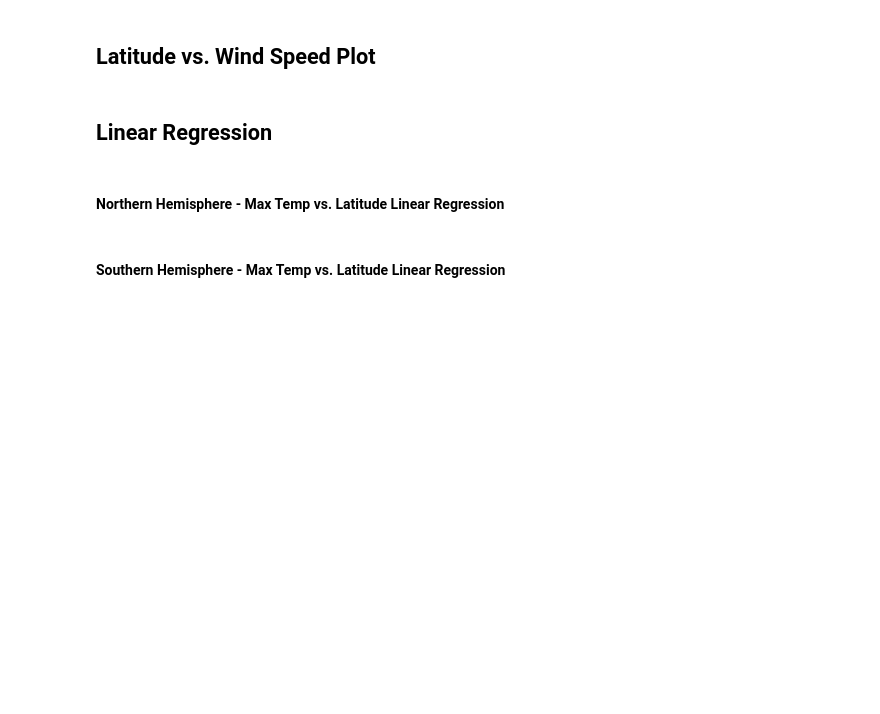
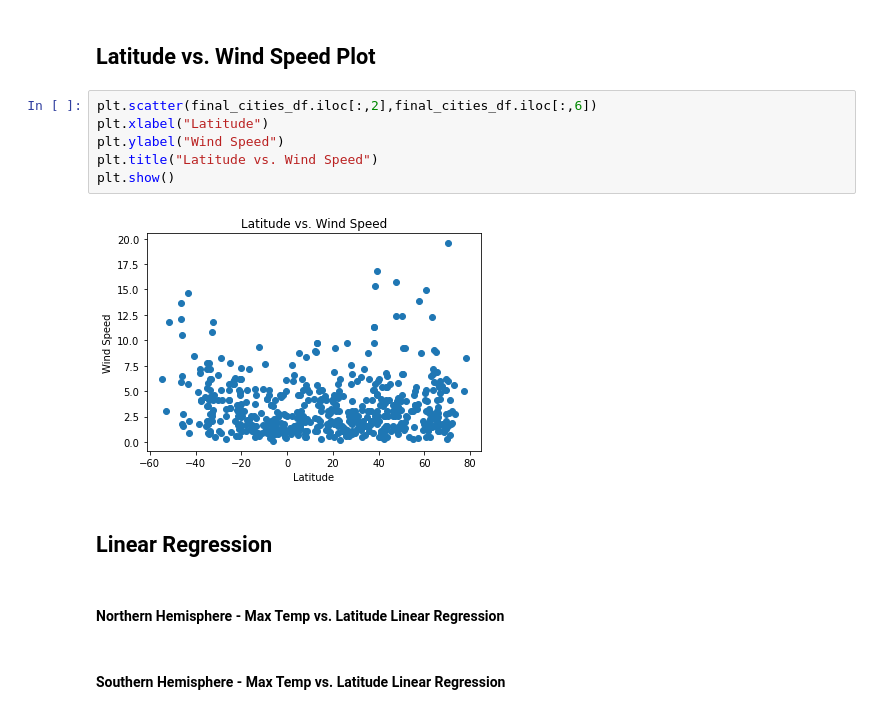
Before and after one commit to zpoeschl/python-api-challenge, a Jupyter notebook: WeatherPy/zpoeschl_WeatherPy.ipynb, the cells around one changed output. Saved outputs shown, nothing was run; the diff lists cells and outputs as text; blank space fills up the shorter version.

```diff
--- a/WeatherPy/zpoeschl_WeatherPy.ipynb
+++ b/WeatherPy/zpoeschl_WeatherPy.ipynb
@@ -161,5 +185,13 @@ humidity_error
 # %% [markdown]
 ## Latitude vs. Wind Speed Plot
+# %%
+plt.scatter(final_cities_df.iloc[:,2],final_cities_df.iloc[:,6])
+plt.xlabel("Latitude")
+plt.ylabel("Wind Speed")
+plt.title("Latitude vs. Wind Speed")
+plt.show()
+# %% [output]
+[figure, added]
 # %% [markdown]
 ## Linear Regression
 # %% [markdown]
```
Also changed, not shown: parts of 3 cells of this notebook.
